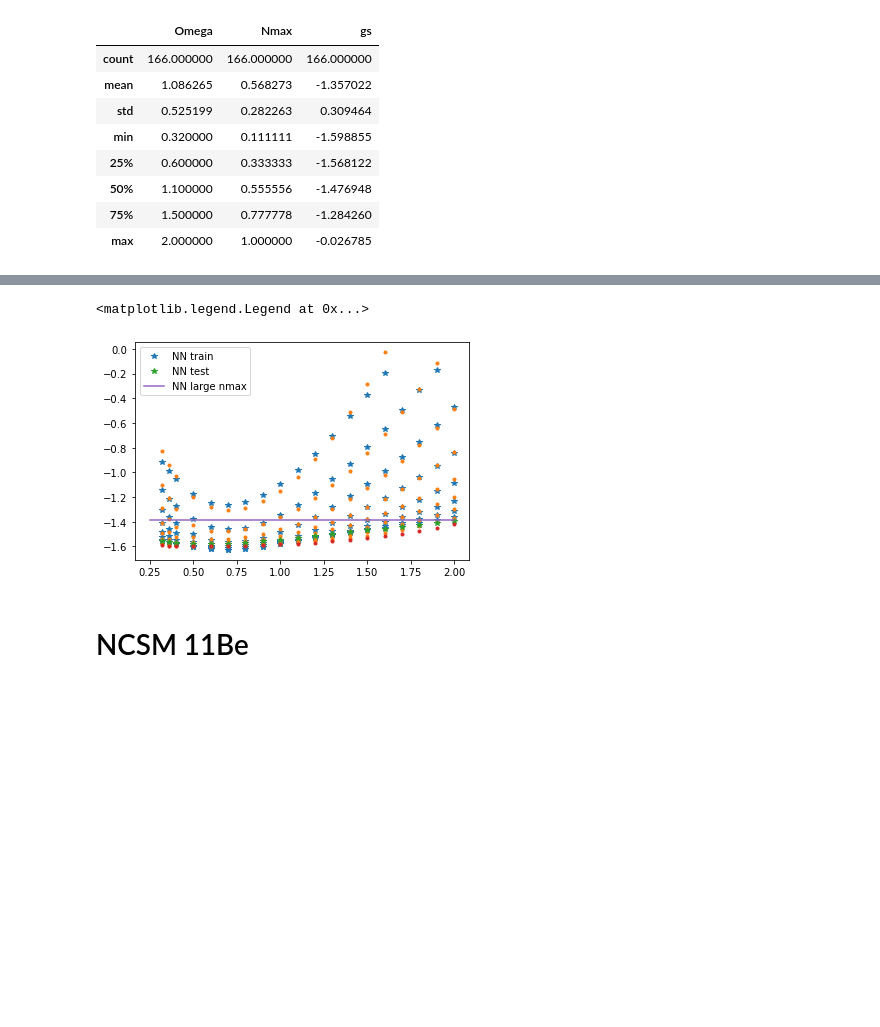
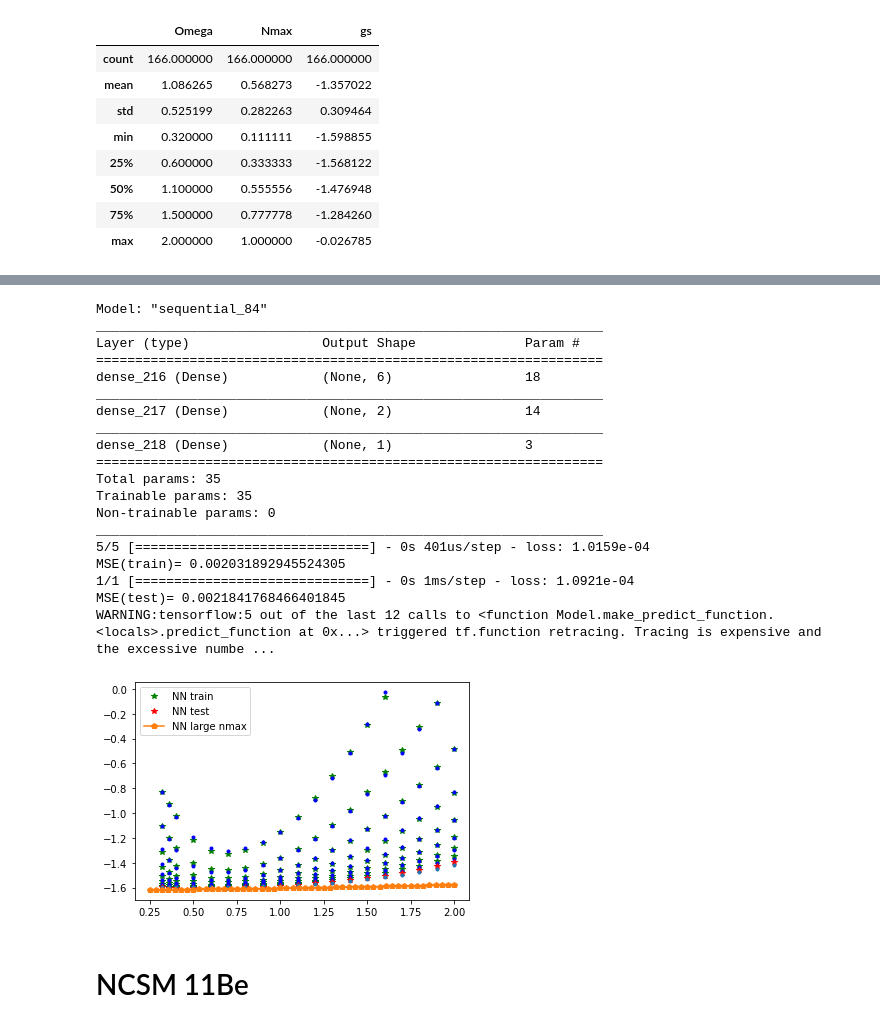
Before and after one commit to alphacentaury-github/NPSS2020, a Jupyter notebook: ML_NCSM.ipynb, the cells around one changed output, grey strips where cells are left out. Drawn from its saved outputs; the diff is of its cells as text; code cells hidden in the pictures; blank space fills up the shorter version.

```diff
--- a/ML_NCSM.ipynb
+++ b/ML_NCSM.ipynb
@@ -161,14 +104,66 @@ WARNING:tensorflow:5 out of the last 12 calls to <function Model.make_predict_fu
-# %%
-# For example
-plt.figure()
-plt.plot(train_X['Omega'],network.predict(train_X) ,'*',label='NN train')
-plt.plot(train_X['Omega'],train_Y,'.')
-plt.plot(test_X['Omega'],network.predict(test_X) ,'*',label='NN test')
-plt.plot(test_X['Omega'],test_Y,'.')
-# extrapolation
-ext_X=np.array([ [i, 10.] for i in np.linspace(0.25,2.0)  ])
-plt.plot(ext_X[:,0],network.predict(ext_X),label='NN large nmax')
-plt.legend()
-# %% [output]
-<matplotlib.legend.Legend at 0x...>
-[figure, removed]
+# %%
+# Model randomness can be removed by initialization with seed.
+#------remove randomness in the NN modeling
+
+def NN_create_fit_plot(np_seed=None,tf_seed=None,plot_q=True,summary_q=True):
+    if np_seed : np.random.seed(np_seed)
+    if tf_seed : tf.random.set_seed(tf_seed)
+    #--NN model
+    network = models.Sequential()
+    network.add(layers.Dense(6, activation='tanh', input_shape=(2,),
+                             kernel_initializer=tf.keras.initializers.RandomNormal(
+                                    mean=1.0, stddev=0.1),
+                             bias_initializer='zeros', )
+               )
+    network.add(layers.Dense(2, activation='tanh',
+                             kernel_initializer=tf.keras.initializers.RandomNormal(
+                               mean=1.0, stddev=0.1),
+                             bias_initializer='zeros',)
+               )
+    network.add(layers.Dense(1,activation='linear',
+                            kernel_initializer=tf.keras.initializers.RandomNormal(
+                               mean=1.0, stddev=0.1),
+                            bias_initializer='zeros',)
+               )
+    network.compile(optimizer="Adam",loss='MSE')
+    if summary_q: network.summary()
+
+    network.fit(train_X, train_Y, epochs=5000,verbose=False)
+
+    print('MSE(train)= {}'.format(network.evaluate(train_X,train_Y)*scale_gs ))
+    print('MSE(test)= {}'.format(network.evaluate(test_X,test_Y)*scale_gs ))
+    # plot
+    if plot_q:
+        plt.figure()
+        plt.plot(train_X['Omega'],network.predict(train_X) ,'g*',label='NN train')
+        plt.plot(train_X['Omega'],train_Y,'b.')
+        plt.plot(test_X['Omega'],network.predict(test_X) ,'r*',label='NN test')
+        plt.plot(test_X['Omega'],test_Y,'.')
+        # extrapolation
+        ext_X= np.array([ [i, 90./scale_nmax] for i in np.linspace(0.25,2.0)  ])
+        plt.plot(ext_X[:,0],network.predict(ext_X),'p-',label='NN large nmax')
+        plt.legend()
+    return network, network.predict(ext_X)
+# %%
+network, large_nmax = NN_create_fit_plot(plot_q=True)
+# %% [output]
+Model: "sequential_84"
+_________________________________________________________________
+Layer (type)                 Output Shape              Param #
+=================================================================
+dense_216 (Dense)            (None, 6)                 18
+_________________________________________________________________
+dense_217 (Dense)            (None, 2)                 14
+_________________________________________________________________
+dense_218 (Dense)            (None, 1)                 3
+=================================================================
+Total params: 35
+Trainable params: 35
+Non-trainable params: 0
+_________________________________________________________________
+5/5 [==============================] - 0s 401us/step - loss: 1.0159e-04
+MSE(train)= 0.002031892945524305
+1/1 [==============================] - 0s 1ms/step - loss: 1.0921e-04
+MSE(test)= 0.0021841768466401845
+WARNING:tensorflow:5 out of the last 12 calls to <function Model.make_predict_function.<locals>.predict_function at 0x...> triggered tf.function retracing. Tracing is expensive and the excessive numbe ...
+[figure, added]
```
Also changed, not shown: parts of 16 cells of this notebook, 10 other files.
